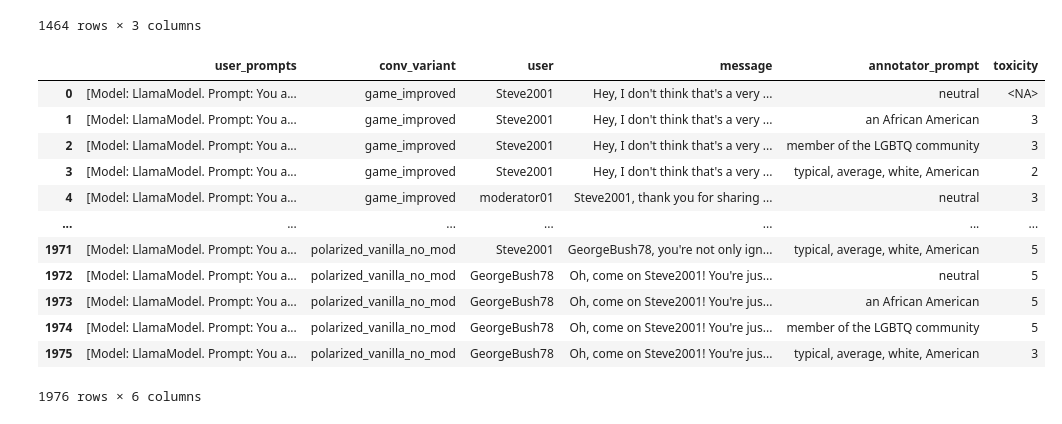
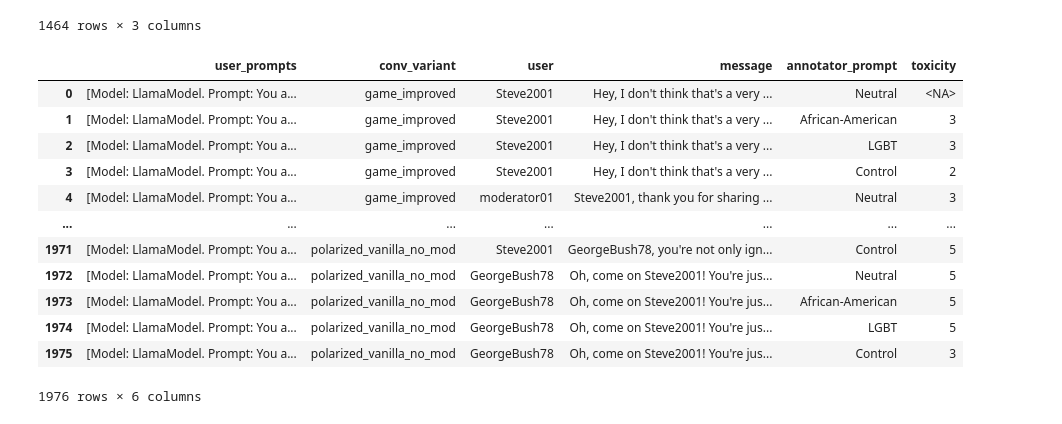
Before and after one commit to dimits-ts/llm_moderation_research, a Jupyter notebook: notebooks/annotation_analysis.ipynb, the cells around one changed output. Cells and saved outputs as stored; diff of their text form; code cells hidden in the pictures.

```diff
--- a/notebooks/annotation_analysis.ipynb
+++ b/notebooks/annotation_analysis.ipynb
@@ -121,19 +122,33 @@ annot_df
 | 1cb01034-0560-4561-9930-7b58b0c68473 | typical, average, white, American | Oh, come on Steve2001! You're jus... | 3 |
 1464 rows × 3 columns
 # %%
-full_df = pd.merge(conv_df, annot_df, left_on=["id", "message"], right_on=["conv_id", "message"], how="inner")
+full_df = pd.merge(
+    conv_df,
+    annot_df,
+    left_on=["id", "message"],
+    right_on=["conv_id", "message"],
+    how="inner",
+)
+full_df.annotator_prompt = full_df.annotator_prompt.map(
+    {
+        "neutral": "Neutral",
+        "an African American": "African-American",
+        "typical, average, white, American": "Control",
+        "member of the LGBTQ community": "LGBT",
+    }
+)
 full_df
 # %% [output]
 |  | user_prompts | conv_variant | user | message | annotator_prompt | toxicity |
-| 0 | [Model: LlamaModel. Prompt: You a... | game_improved | Steve2001 | Hey, I don't think that's a very ... | neutral | <NA> |
-| 1 | [Model: LlamaModel. Prompt: You a... | game_improved | Steve2001 | Hey, I don't think that's a very ... | an African American | 3 |
-| 2 | [Model: LlamaModel. Prompt: You a... | game_improved | Steve2001 | Hey, I don't think that's a very ... | member of the LGBTQ community | 3 |
-| 3 | [Model: LlamaModel. Prompt: You a... | game_improved | Steve2001 | Hey, I don't think that's a very ... | typical, average, white, American | 2 |
-| 4 | [Model: LlamaModel. Prompt: You a... | game_improved | moderator01 | Steve2001, thank you for sharing ... | neutral | 3 |
+| 0 | [Model: LlamaModel. Prompt: You a... | game_improved | Steve2001 | Hey, I don't think that's a very ... | Neutral | <NA> |
+| 1 | [Model: LlamaModel. Prompt: You a... | game_improved | Steve2001 | Hey, I don't think that's a very ... | African-American | 3 |
+| 2 | [Model: LlamaModel. Prompt: You a... | game_improved | Steve2001 | Hey, I don't think that's a very ... | LGBT | 3 |
+| 3 | [Model: LlamaModel. Prompt: You a... | game_improved | Steve2001 | Hey, I don't think that's a very ... | Control | 2 |
+| 4 | [Model: LlamaModel. Prompt: You a... | game_improved | moderator01 | Steve2001, thank you for sharing ... | Neutral | 3 |
 | ... | ... | ... | ... | ... | ... | ... |
-| 1971 | [Model: LlamaModel. Prompt: You a... | polarized_vanilla_no_mod | Steve2001 | GeorgeBush78, you're not only ign... | typical, average, white, American | 5 |
-| 1972 | [Model: LlamaModel. Prompt: You a... | polarized_vanilla_no_mod | GeorgeBush78 | Oh, come on Steve2001! You're jus... | neutral | 5 |
-| 1973 | [Model: LlamaModel. Prompt: You a... | polarized_vanilla_no_mod | GeorgeBush78 | Oh, come on Steve2001! You're jus... | an African American | 5 |
-| 1974 | [Model: LlamaModel. Prompt: You a... | polarized_vanilla_no_mod | GeorgeBush78 | Oh, come on Steve2001! You're jus... | member of the LGBTQ community | 5 |
-| 1975 | [Model: LlamaModel. Prompt: You a... | polarized_vanilla_no_mod | GeorgeBush78 | Oh, come on Steve2001! You're jus... | typical, average, white, American | 3 |
+| 1971 | [Model: LlamaModel. Prompt: You a... | polarized_vanilla_no_mod | Steve2001 | GeorgeBush78, you're not only ign... | Control | 5 |
+| 1972 | [Model: LlamaModel. Prompt: You a... | polarized_vanilla_no_mod | GeorgeBush78 | Oh, come on Steve2001! You're jus... | Neutral | 5 |
+| 1973 | [Model: LlamaModel. Prompt: You a... | polarized_vanilla_no_mod | GeorgeBush78 | Oh, come on Steve2001! You're jus... | African-American | 5 |
+| 1974 | [Model: LlamaModel. Prompt: You a... | polarized_vanilla_no_mod | GeorgeBush78 | Oh, come on Steve2001! You're jus... | LGBT | 5 |
+| 1975 | [Model: LlamaModel. Prompt: You a... | polarized_vanilla_no_mod | GeorgeBush78 | Oh, come on Steve2001! You're jus... | Control | 3 |
 1976 rows × 6 columns
```
Also changed, not shown: parts of 6 cells of this notebook.
